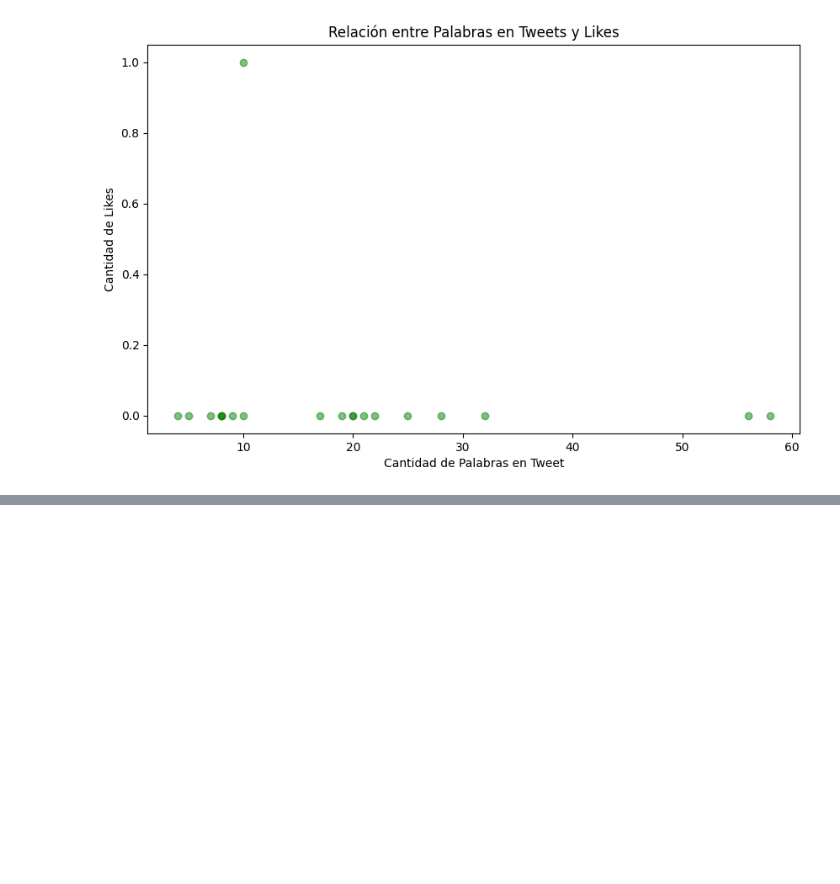
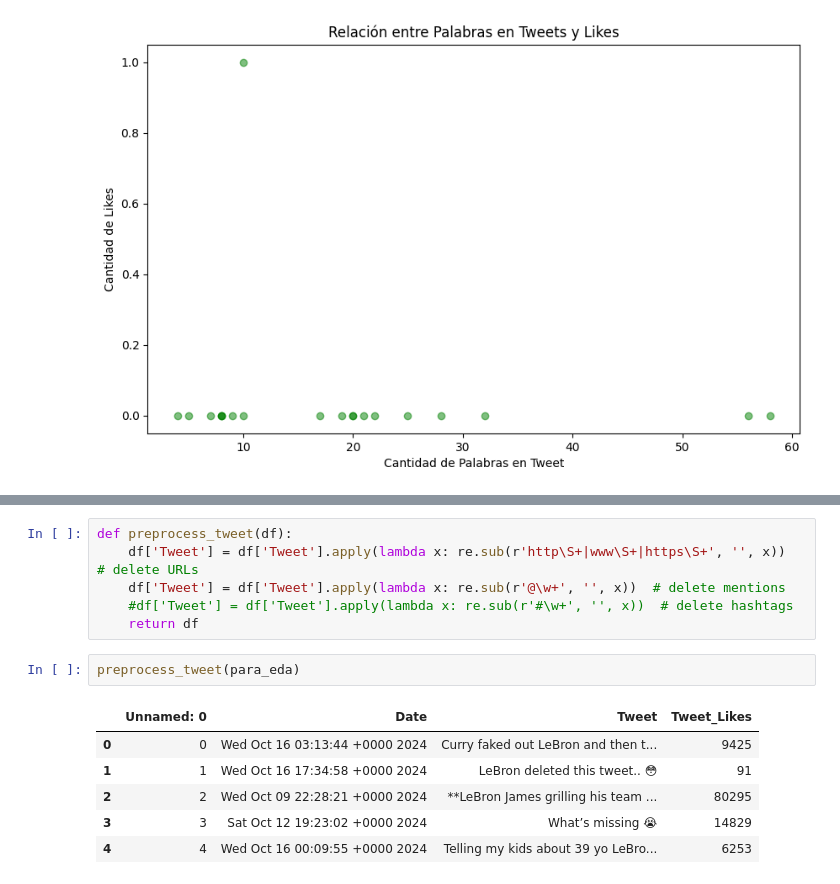
Before and after one commit to Uplyuz/PolarWeb, a Jupyter notebook: pruebas.ipynb, the cells around one changed output, grey strips where cells are left out. Saved outputs shown, nothing was run; the diff lists cells and outputs as text; blank space fills up the shorter version.

```diff
--- a/pruebas.ipynb
+++ b/pruebas.ipynb
@@ -153,0 +164,15 @@ def likes_over_words_amount(df):
+# %%
+def preprocess_tweet(df):
+    df['Tweet'] = df['Tweet'].apply(lambda x: re.sub(r'http\S+|www\S+|https\S+', '', x))  # delete URLs
+    df['Tweet'] = df['Tweet'].apply(lambda x: re.sub(r'@\w+', '', x))  # delete mentions
+    #df['Tweet'] = df['Tweet'].apply(lambda x: re.sub(r'#\w+', '', x))  # delete hashtags
+    return df
+# %%
+preprocess_tweet(para_eda)
+# %% [output]
+|  | Unnamed: 0 | Date | Tweet | Tweet_Likes |
+| 0 | 0 | Wed Oct 16 03:13:44 +0000 2024 | Curry faked out LeBron and then t... | 9425 |
+| 1 | 1 | Wed Oct 16 17:34:58 +0000 2024 | LeBron deleted this tweet.. 😳 | 91 |
+| 2 | 2 | Wed Oct 09 22:28:21 +0000 2024 | **LeBron James grilling his team ... | 80295 |
+| 3 | 3 | Sat Oct 12 19:23:02 +0000 2024 | What’s missing 😭 | 14829 |
+| 4 | 4 | Wed Oct 16 00:09:55 +0000 2024 | Telling my kids about 39 yo LeBro... | 6253 |
```
Also changed, not shown: parts of 7 cells of this notebook, 2 other files.
